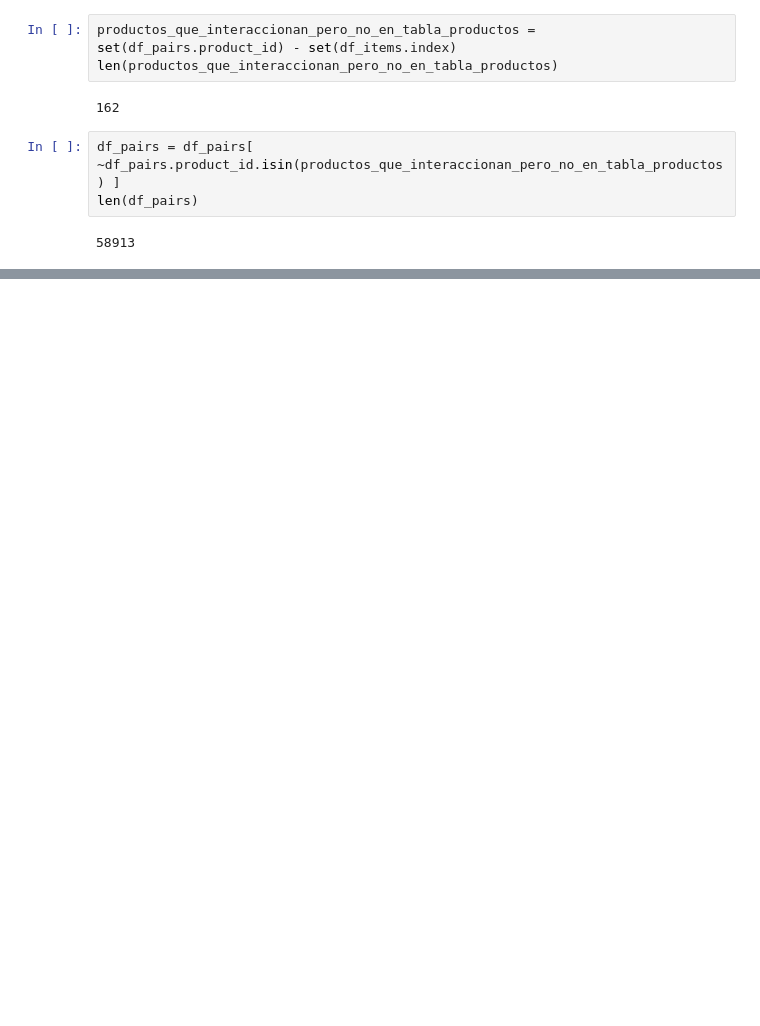
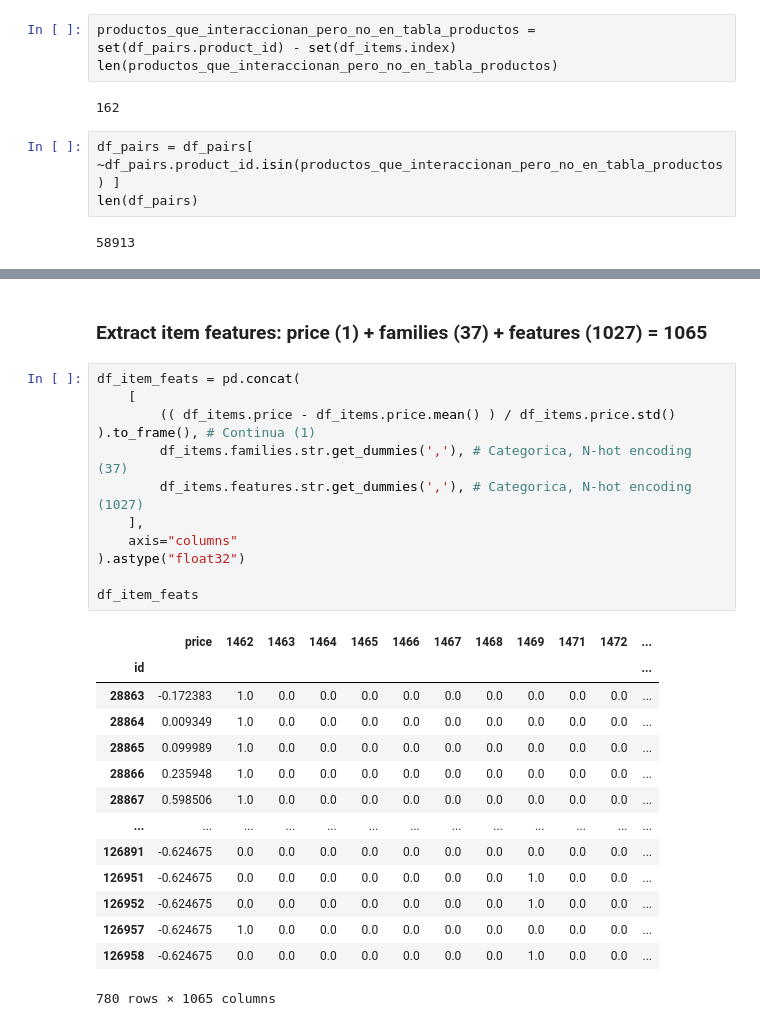
Before and after one commit to CenticMurcia/recomentadion-system, a Jupyter notebook: Using item and user feats.ipynb, the cells around one changed output, grey strips where cells are left out. Saved outputs shown, nothing was run; the diff lists cells and outputs as text; blank space fills up the shorter version.

```diff
--- a/Using item and user feats.ipynb
+++ b/Using item and user feats.ipynb
@@ -106,3 +99,31 @@ df_items_feats
+# %% [markdown]
+### Extract item features: price (1) + families (37) + features (1027) = 1065
+# %%
+df_item_feats = pd.concat(
+    [
+        (( df_items.price - df_items.price.mean() ) / df_items.price.std() ).to_frame(), # Continua (1)
+        df_items.families.str.get_dummies(','), # Categorica, N-hot encoding (37)
+        df_items.features.str.get_dummies(','), # Categorica, N-hot encoding (1027)
+    ],
+    axis="columns"
+).astype("float32")
+
+df_item_feats
+# %% [output]
+|  | price | 1462 | 1463 | 1464 | 1465 | 1466 | 1467 | 1468 | 1469 | 1471 | 1472 | ... |
+| id |  |  |  |  |  |  |  |  |  |  |  | ... |
+| 28863 | -0.172383 | 1.0 | 0.0 | 0.0 | 0.0 | 0.0 | 0.0 | 0.0 | 0.0 | 0.0 | 0.0 | ... |
+| 28864 | 0.009349 | 1.0 | 0.0 | 0.0 | 0.0 | 0.0 | 0.0 | 0.0 | 0.0 | 0.0 | 0.0 | ... |
+| 28865 | 0.099989 | 1.0 | 0.0 | 0.0 | 0.0 | 0.0 | 0.0 | 0.0 | 0.0 | 0.0 | 0.0 | ... |
+| 28866 | 0.235948 | 1.0 | 0.0 | 0.0 | 0.0 | 0.0 | 0.0 | 0.0 | 0.0 | 0.0 | 0.0 | ... |
+| 28867 | 0.598506 | 1.0 | 0.0 | 0.0 | 0.0 | 0.0 | 0.0 | 0.0 | 0.0 | 0.0 | 0.0 | ... |
+| ... | ... | ... | ... | ... | ... | ... | ... | ... | ... | ... | ... | ... |
+| 126891 | -0.624675 | 0.0 | 0.0 | 0.0 | 0.0 | 0.0 | 0.0 | 0.0 | 0.0 | 0.0 | 0.0 | ... |
+| 126951 | -0.624675 | 0.0 | 0.0 | 0.0 | 0.0 | 0.0 | 0.0 | 0.0 | 1.0 | 0.0 | 0.0 | ... |
+| 126952 | -0.624675 | 0.0 | 0.0 | 0.0 | 0.0 | 0.0 | 0.0 | 0.0 | 1.0 | 0.0 | 0.0 | ... |
+| 126957 | -0.624675 | 1.0 | 0.0 | 0.0 | 0.0 | 0.0 | 0.0 | 0.0 | 0.0 | 0.0 | 0.0 | ... |
+| 126958 | -0.624675 | 0.0 | 0.0 | 0.0 | 0.0 | 0.0 | 0.0 | 0.0 | 1.0 | 0.0 | 0.0 | ... |
+780 rows × 1065 columns
 # %%
 class CollabFilteringDataset(torch.utils.data.Dataset):
 
```
Also changed, not shown: parts of 32 cells of this notebook.
